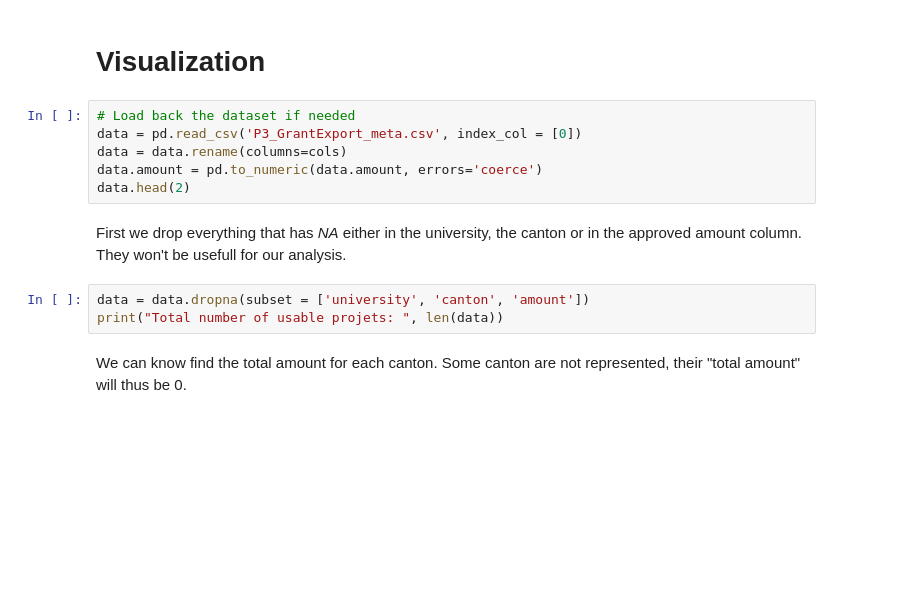
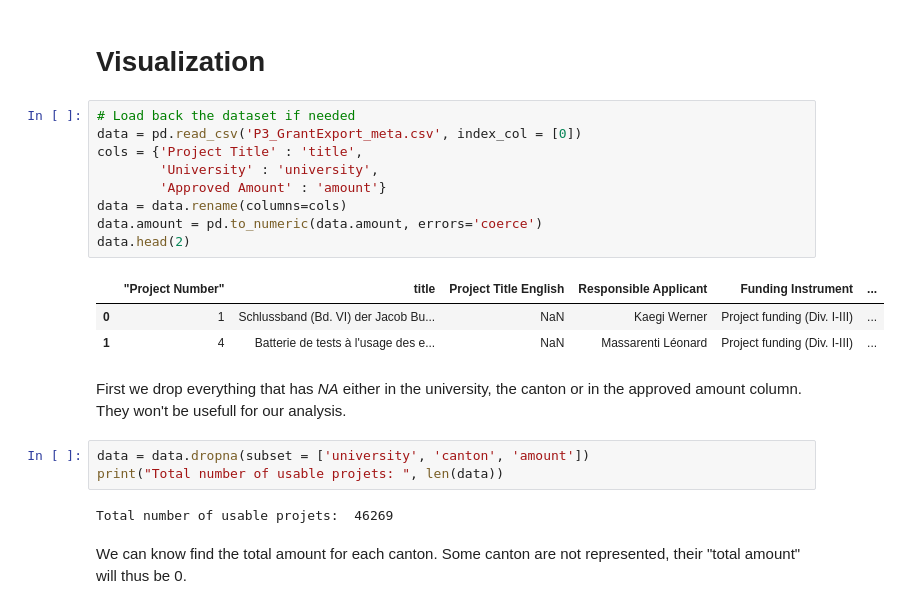
Before and after one commit to onanypoint/ADA-Homework, a Jupyter notebook: 03 - Interactive Viz/Interactive Viz.ipynb, the cells around one changed output. Saved outputs shown, nothing was run; the diff lists cells and outputs as text; blank space fills up the shorter version.

```diff
--- a/03 - Interactive Viz/Interactive Viz.ipynb
+++ b/03 - Interactive Viz/Interactive Viz.ipynb
@@ -258,14 +355,23 @@ data.to_csv('P3_GrantExport_meta.csv')
 # %%
 # Load back the dataset if needed
 data = pd.read_csv('P3_GrantExport_meta.csv', index_col = [0])
+cols = {'Project Title' : 'title',
+        'University' : 'university',
+        'Approved Amount' : 'amount'}
 data = data.rename(columns=cols)
 data.amount = pd.to_numeric(data.amount, errors='coerce')
 data.head(2)
+# %% [output]
+|  | ﻿"Project Number" | title | Project Title English | Responsible Applicant | Funding Instrument | ... |
+| 0 | 1 | Schlussband (Bd. VI) der Jacob Bu... | NaN | Kaegi Werner | Project funding (Div. I-III) | ... |
+| 1 | 4 | Batterie de tests à l'usage des e... | NaN | Massarenti Léonard | Project funding (Div. I-III) | ... |
 # %% [markdown]
 First we drop everything that has _NA_ either in the university, the canton  or in the approved amount column. They won't be usefull for our analysis.
 # %%
 data = data.dropna(subset = ['university', 'canton', 'amount'])
 print("Total number of usable projets: ", len(data))
+# %% [output]
+Total number of usable projets:  46269
 # %% [markdown]
 We can know find the total amount for each canton. Some canton are not represented, their "total amount" will thus be 0.
 # %%
```
Also changed, not shown: parts of 29 cells of this notebook, 3 other files.
